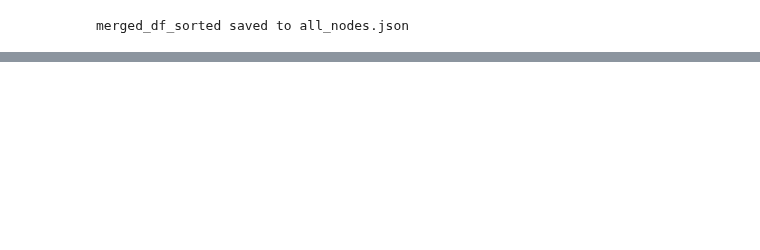
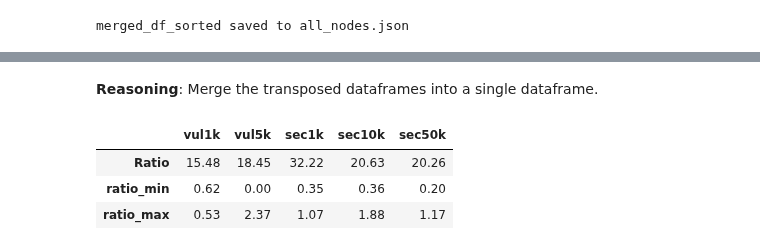
Before and after one commit to markajbell/BH, a Jupyter notebook: Stats_all.ipynb, the cells around one changed output, grey strips where cells are left out. Cells and saved outputs as stored; diff of their text form; code cells hidden in the pictures; blank space fills up the shorter version.

```diff
--- a/Stats_all.ipynb
+++ b/Stats_all.ipynb
@@ -167,0 +327,20 @@ merged_df_sorted saved to all_nodes.json
+# %%
+# Extract the nested 'values' dictionary
+df_sec10k['values'] = df_sec10k['sec10k'].apply(lambda x: x.get('values', {}))
+
+# Extract 'Ratio', 'ratio_min', and 'ratio_max' into new columns
+df_sec10k['Ratio'] = df_sec10k['values'].apply(lambda x: x.get('Ratio'))
+df_sec10k['ratio_min'] = df_sec10k['values'].apply(lambda x: x.get('ratio_min'))
+df_sec10k['ratio_max'] = df_sec10k['values'].apply(lambda x: x.get('ratio_max'))
+
+# Drop the original 'sec10k' and 'values' columns
+df_sec10k = df_sec10k.drop(columns=['sec10k', 'values'])
+
+# Select the relevant columns and transpose the DataFrame
+df_sec10k_transposed = df_sec10k[['Ratio', 'ratio_min', 'ratio_max']].T
+
+# Rename the column header to 'sec10k'
+df_sec10k_transposed.columns = ['sec10k']
+
+# Display the transformed DataFrame
+display(df_sec10k_transposed)
@@ -167,0 +360,20 @@ merged_df_sorted saved to all_nodes.json
+# %%
+# Extract the nested 'values' dictionary
+df_sec50k['values'] = df_sec50k['sec50k'].apply(lambda x: x.get('values', {}))
+
+# Extract 'Ratio', 'ratio_min', and 'ratio_max' into new columns
+df_sec50k['Ratio'] = df_sec50k['values'].apply(lambda x: x.get('Ratio'))
+df_sec50k['ratio_min'] = df_sec50k['values'].apply(lambda x: x.get('ratio_min'))
+df_sec50k['ratio_max'] = df_sec50k['values'].apply(lambda x: x.get('ratio_max'))
+
+# Drop the original 'sec50k' and 'values' columns
+df_sec50k = df_sec50k.drop(columns=['sec50k', 'values'])
+
+# Select the relevant columns and transpose the DataFrame
+df_sec50k_transposed = df_sec50k[['Ratio', 'ratio_min', 'ratio_max']].T
+
+# Rename the column header to 'sec50k'
+df_sec50k_transposed.columns = ['sec50k']
+
+# Display the transformed DataFrame
+display(df_sec50k_transposed)
@@ -167,0 +390,13 @@ merged_df_sorted saved to all_nodes.json
+# %% [markdown]
+**Reasoning**:
+Merge the transposed dataframes into a single dataframe.
+# %%
+merged_ratios_df = pd.concat([df_vul1k_transposed, df_vul5k_transposed, df_sec1k_transposed, df_sec10k_transposed, df_sec50k_transposed], axis=1)
+
+# Display the merged DataFrame
+display(merged_ratios_df)
+# %% [output]
+|  | vul1k | vul5k | sec1k | sec10k | sec50k |
+| Ratio | 15.48 | 18.45 | 32.22 | 20.63 | 20.26 |
+| ratio_min | 0.62 | 0.00 | 0.35 | 0.36 | 0.20 |
+| ratio_max | 0.53 | 2.37 | 1.07 | 1.88 | 1.17 |
```
Also changed, not shown: parts of 21 cells of this notebook.
